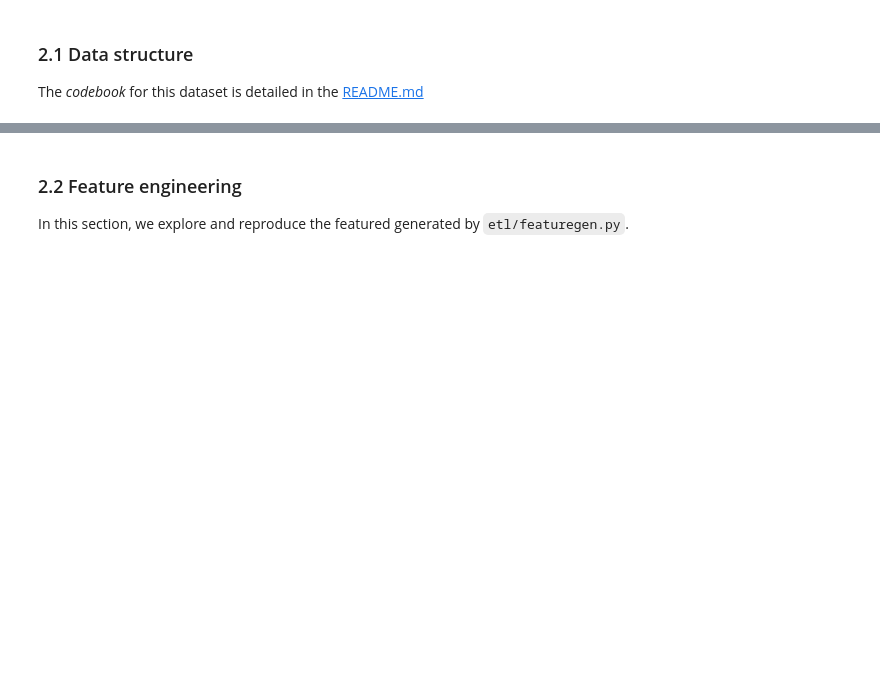
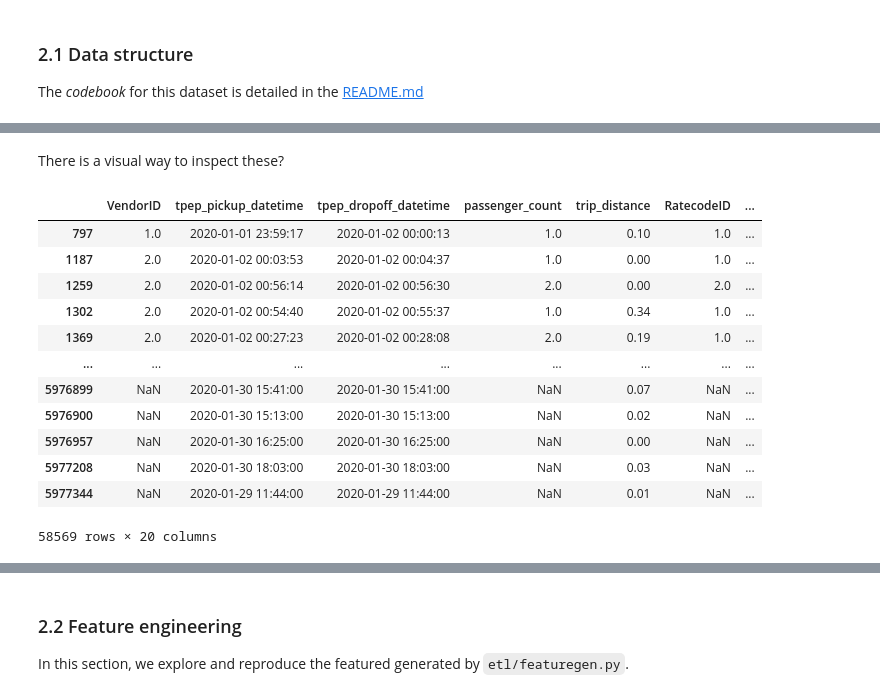
Before and after one commit to shreyashankar/toy-ml-pipeline, a Jupyter notebook: eda/EDA_00.ipynb, the cells around one changed output, grey strips where cells are left out. Cells and saved outputs as stored; diff of their text form; code cells hidden in the pictures; blank space fills up the shorter version.

```diff
--- a/eda/EDA_00.ipynb
+++ b/eda/EDA_00.ipynb
@@ -97,0 +163,18 @@ The *codebook* for this dataset is detailed in the [README.md](https://www1.nyc.
+# %% [markdown]
+There is a visual way to inspect these?
+# %%
+clean01[clean01.amount_over_tripduration == np.Inf]
+# %% [output]
+|  | VendorID | tpep_pickup_datetime | tpep_dropoff_datetime | passenger_count | trip_distance | RatecodeID | ... |
+| 797 | 1.0 | 2020-01-01 23:59:17 | 2020-01-02 00:00:13 | 1.0 | 0.10 | 1.0 | ... |
+| 1187 | 2.0 | 2020-01-02 00:03:53 | 2020-01-02 00:04:37 | 1.0 | 0.00 | 1.0 | ... |
+| 1259 | 2.0 | 2020-01-02 00:56:14 | 2020-01-02 00:56:30 | 2.0 | 0.00 | 2.0 | ... |
+| 1302 | 2.0 | 2020-01-02 00:54:40 | 2020-01-02 00:55:37 | 1.0 | 0.34 | 1.0 | ... |
+| 1369 | 2.0 | 2020-01-02 00:27:23 | 2020-01-02 00:28:08 | 2.0 | 0.19 | 1.0 | ... |
+| ... | ... | ... | ... | ... | ... | ... | ... |
+| 5976899 | NaN | 2020-01-30 15:41:00 | 2020-01-30 15:41:00 | NaN | 0.07 | NaN | ... |
+| 5976900 | NaN | 2020-01-30 15:13:00 | 2020-01-30 15:13:00 | NaN | 0.02 | NaN | ... |
+| 5976957 | NaN | 2020-01-30 16:25:00 | 2020-01-30 16:25:00 | NaN | 0.00 | NaN | ... |
+| 5977208 | NaN | 2020-01-30 18:03:00 | 2020-01-30 18:03:00 | NaN | 0.03 | NaN | ... |
+| 5977344 | NaN | 2020-01-29 11:44:00 | 2020-01-29 11:44:00 | NaN | 0.01 | NaN | ... |
+58569 rows × 20 columns
```
Also changed, not shown: parts of 28 cells of this notebook.
